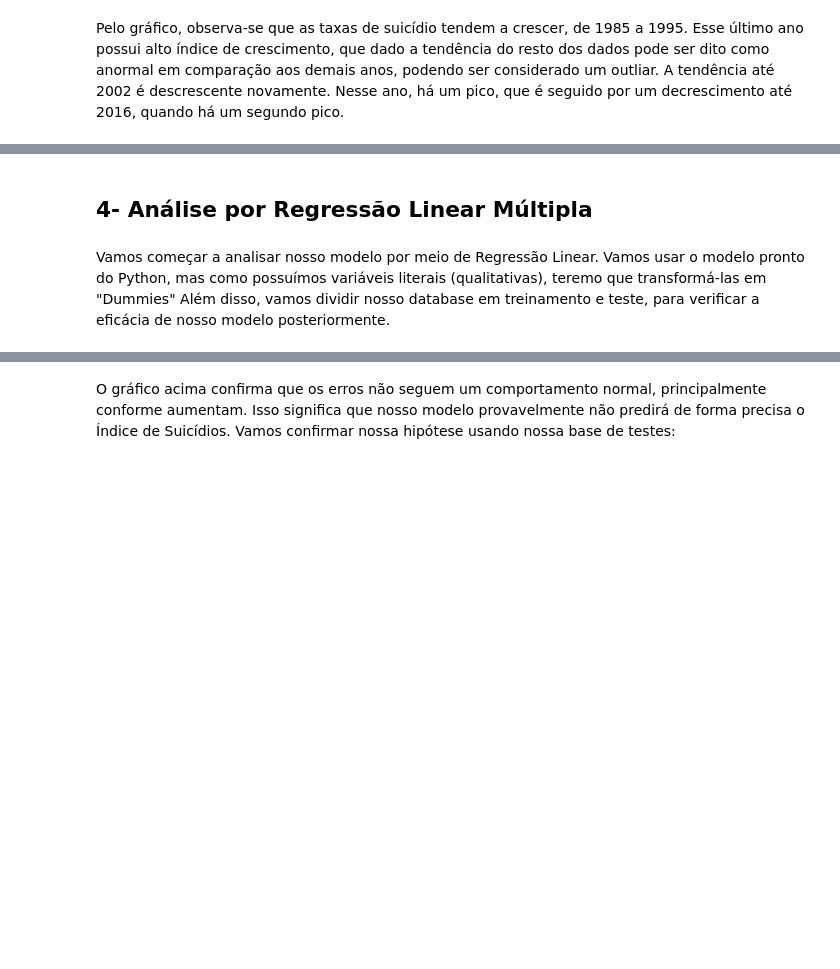
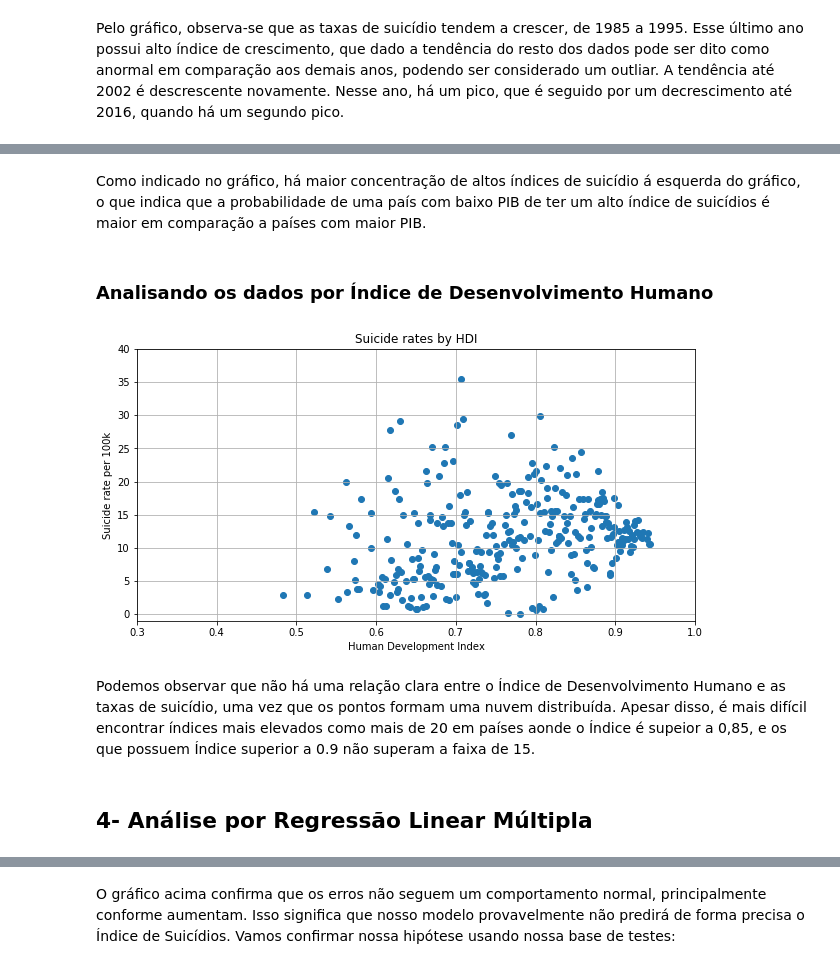
Before and after one commit to mvcavalieri/cdadosproj2, a Jupyter notebook: Proj2.ipynb, the cells around one changed output, grey strips where cells are left out. Saved outputs shown, nothing was run; the diff lists cells and outputs as text; code cells hidden in the pictures; blank space fills up the shorter version.

```diff
--- a/Proj2.ipynb
+++ b/Proj2.ipynb
@@ -185,4 +212,23 @@ Pelo gráfico, observa-se que as taxas de suicídio tendem a crescer, de 1985 a
+# %% [markdown]
+Como indicado no gráfico, há maior concentração de altos índices de suicídio á esquerda do gráfico, o que indica que a probabilidade de uma país com baixo PIB de ter um alto índice de suicídios é maior em comparação a países com maior PIB.
+# %% [markdown]
+### Analisando os dados por Índice de Desenvolvimento Humano
+# %%
+df_hdi = dados[[ 'country','year', 'sex', 'age','suicides_100k_pop', 'population','HDI',
+'gdp_capita','generation']]
+mediaporhdi= df_ano.suicides_100k_pop.groupby(by=df_hdi.HDI).mean()
+plt.figure(figsize=(10,5))
+plt.scatter(mediaporhdi.index,mediaporhdi)
+plt.xlim(0.3,1)
+plt.ylim(-1,40)
+plt.xlabel('Human Development Index')
+plt.ylabel("Suicide rate per 100k")
+plt.title("Suicide rates by HDI")
+plt.grid(True)
+plt.show()
+# %% [output]
+[figure, added]
+# %% [markdown]
+Podemos observar que não há uma relação clara entre o Índice de Desenvolvimento Humano e as taxas de suicídio, uma vez que os pontos formam uma nuvem distribuída. Apesar disso, é mais difícil encontrar índices mais elevados como mais de 20 em países aonde o Índice é supeior a 0,85, e os que possuem Índice superior a 0.9 não superam a faixa de 15.
 # %% [markdown]
 ## 4- Análise por Regressão Linear Múltipla
-# %% [markdown]
-Vamos começar a analisar nosso modelo por meio de Regressão Linear. Vamos usar o modelo pronto do Python, mas como possuímos variáveis literais (qualitativas), teremo que transformá-las em "Dummies" Além disso, vamos dividir nosso database em treinamento e teste, para verificar a eficácia de nosso modelo posteriormente.
```
Also changed, not shown: parts of 25 cells of this notebook.
